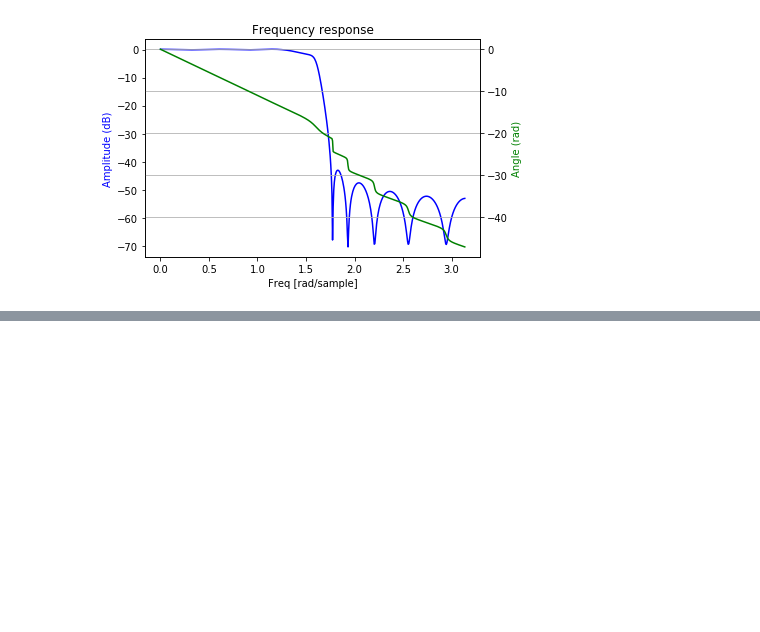
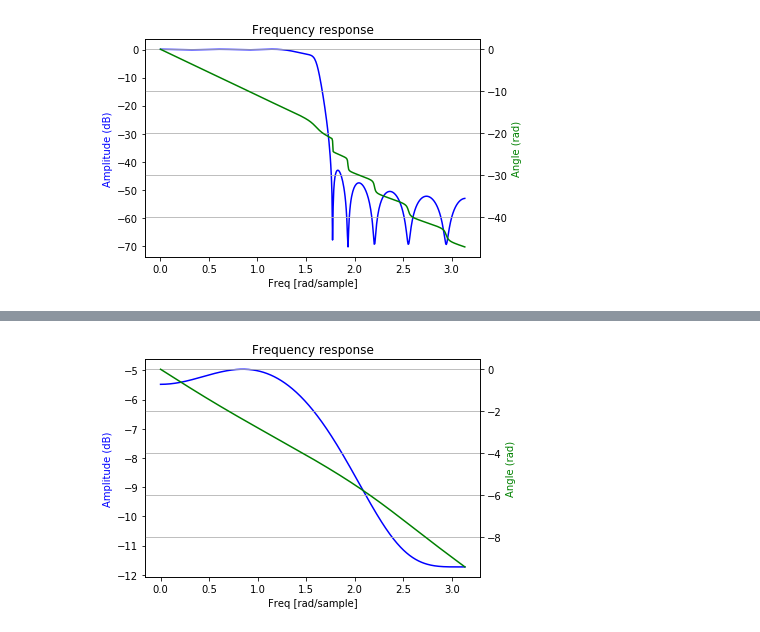
Before and after one commit to schlatterbeck/filter-optimizer, a Jupyter notebook: IIR_Filter.ipynb, the cells around one changed output, grey strips where cells are left out. Cells and saved outputs as stored; diff of their text form; code cells hidden in the pictures; blank space fills up the shorter version.

Commit message:
Latest version
Got the frequency-response of the FIR filter but not yet the parameters
from the original Storn paper(s).

```diff
--- a/IIR_Filter.ipynb
+++ b/IIR_Filter.ipynb
@@ -7,7 +9,7 @@ import numpy as np
 # %%
 %matplotlib inline
 # %%
-def plotit (w, g) :
+def plot_response(w, h) :
     fig = plt.figure ()
     ax1 = fig.add_subplot (111)
     plt.title ('Frequency response')
@@ -98,0 +141,10 @@ plotit (w, h)
+# %%
+fir = [-0.033271, -0.019816, 0.169865, 0.415454]
+#fir = [x - 3.5 for x in fir]
+#fir = [x * 2 * pi for x in fir]
+zeros, poles, gain = tf2zpk (fir, [1.0])
+#print (zeros, poles, gain)
+w, h = freqz (fir)
+plot_response (w, h)
+# %% [output]
+[figure, added]
```
Also changed, not shown: parts of 18 cells of this notebook.
